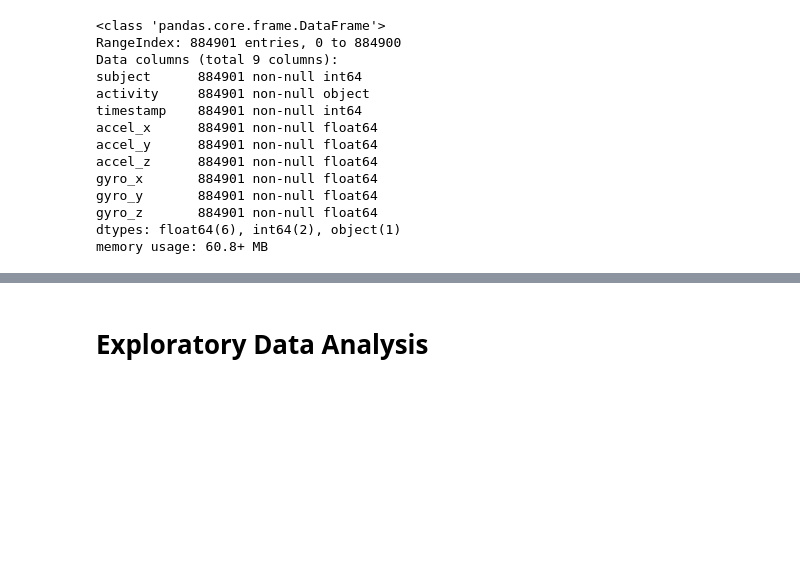
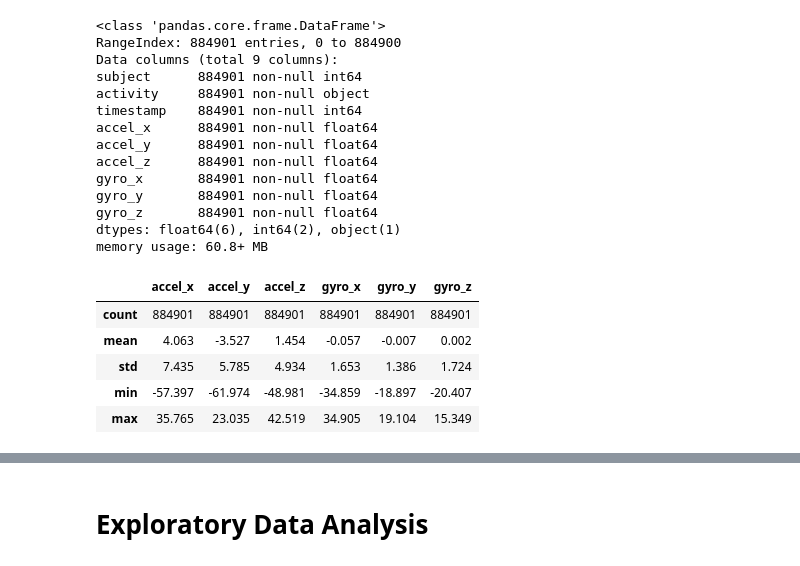
Before and after one commit to rayed-therap/human-activity-recognition-smartwartch, a Jupyter notebook: har.ipynb, the cells around one changed output, grey strips where cells are left out. Drawn from its saved outputs; the diff is of its cells as text; code cells hidden in the pictures; blank space fills up the shorter version.

```diff
--- a/har.ipynb
+++ b/har.ipynb
@@ -93,3 +96,22 @@ gyro_y       884901 non-null float64
 gyro_z       884901 non-null float64
 dtypes: float64(6), int64(2), object(1)
 memory usage: 60.8+ MB
+# %%
+def color_negative_red(val):
+    """
+    Takes a scalar and returns a string with
+    the css property `'color: red'` for negative
+    strings, black otherwise.
+    """
+    color = 'red' if val < 0 else 'black'
+    return 'color: %s' % color
+
+stats_df = har_df[['accel_x', 'accel_y', 'accel_z', 'gyro_x', 'gyro_y', 'gyro_z']].describe().loc[['count','mean','std','min','max']].round(3)
+stats_df.style.applymap(color_negative_red)
+# %% [output]
+|  | accel_x | accel_y | accel_z | gyro_x | gyro_y | gyro_z |
+| count | 884901 | 884901 | 884901 | 884901 | 884901 | 884901 |
+| mean | 4.063 | -3.527 | 1.454 | -0.057 | -0.007 | 0.002 |
+| std | 7.435 | 5.785 | 4.934 | 1.653 | 1.386 | 1.724 |
+| min | -57.397 | -61.974 | -48.981 | -34.859 | -18.897 | -20.407 |
+| max | 35.765 | 23.035 | 42.519 | 34.905 | 19.104 | 15.349 |
```
Also changed, not shown: parts of 4 cells of this notebook.
